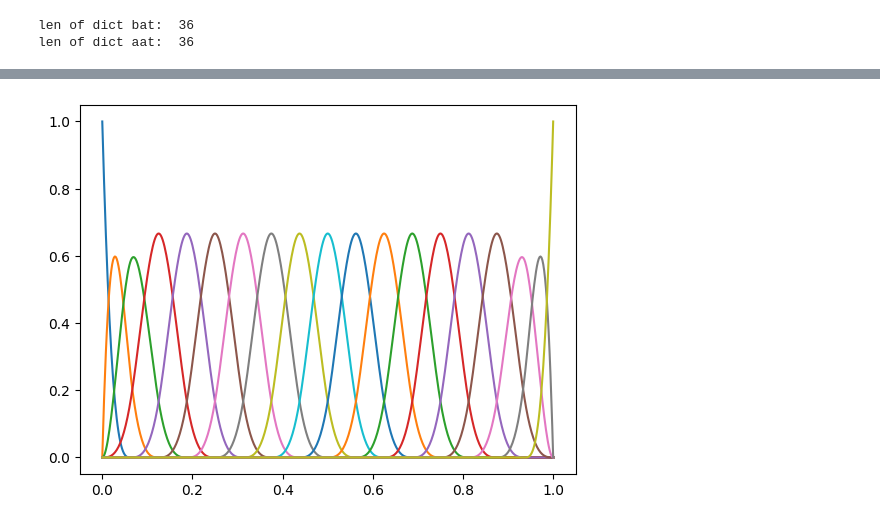
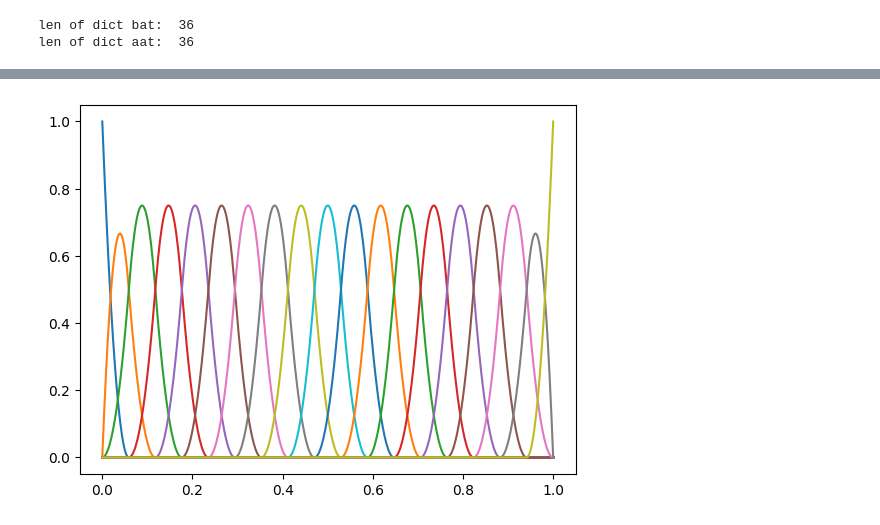
Before and after one commit to EAbarmel97/FDA-EEG, a Jupyter notebook: scripts/fda-eeg.ipynb, the cells around one changed output, grey strips where cells are left out. Saved outputs shown, nothing was run; the diff lists cells and outputs as text; code cells hidden in the pictures.

```diff
--- a/scripts/fda-eeg.ipynb
+++ b/scripts/fda-eeg.ipynb
@@ -125,8 +129,8 @@ fd.plot()
 # %%
 #plot b-spline basis
-bspline_basis = skfda.representation.basis.BSplineBasis(n_basis=n_basis)
+bspline_basis = skfda.representation.basis.BSplineBasis(n_basis=n_basis, order=3)
 bspline_basis.plot()
 plt.show()
 # %% [output]
-[figure, old version]
+[figure, new version]
 # %%
```
Also changed, not shown: parts of 9 cells of this notebook.
